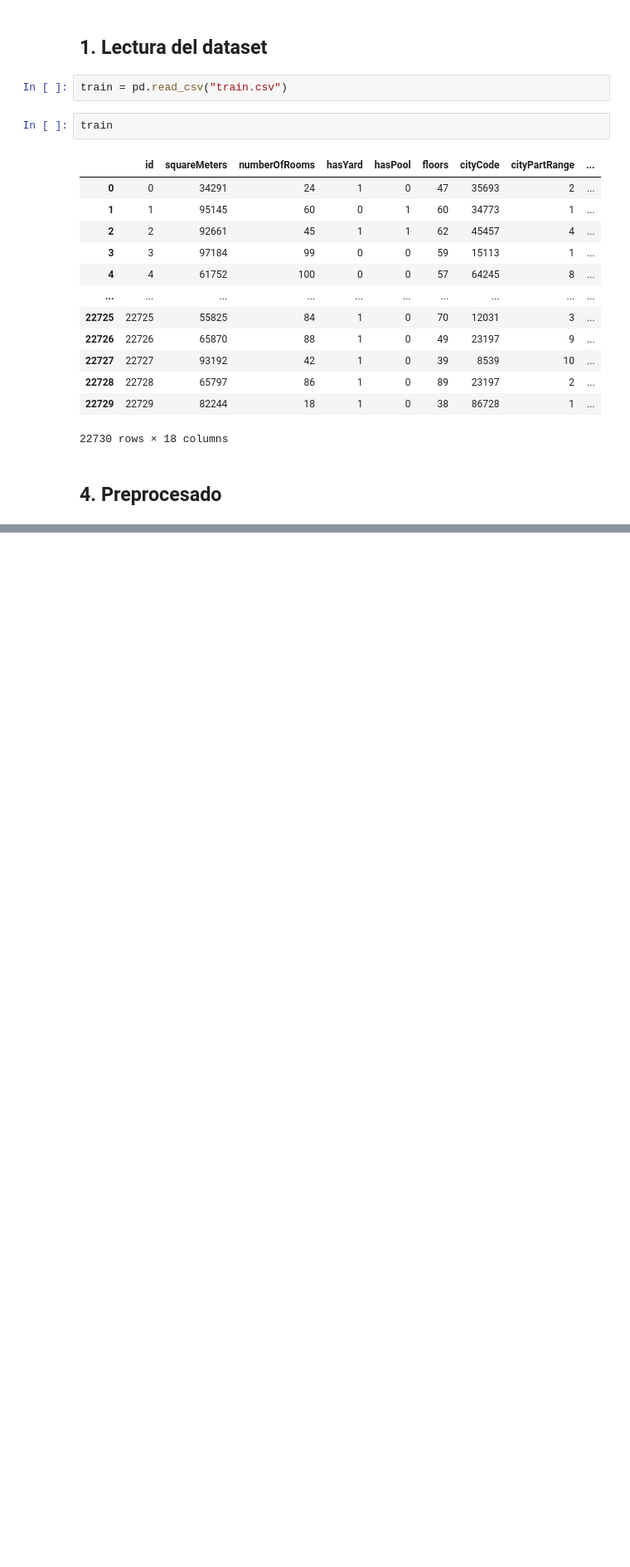
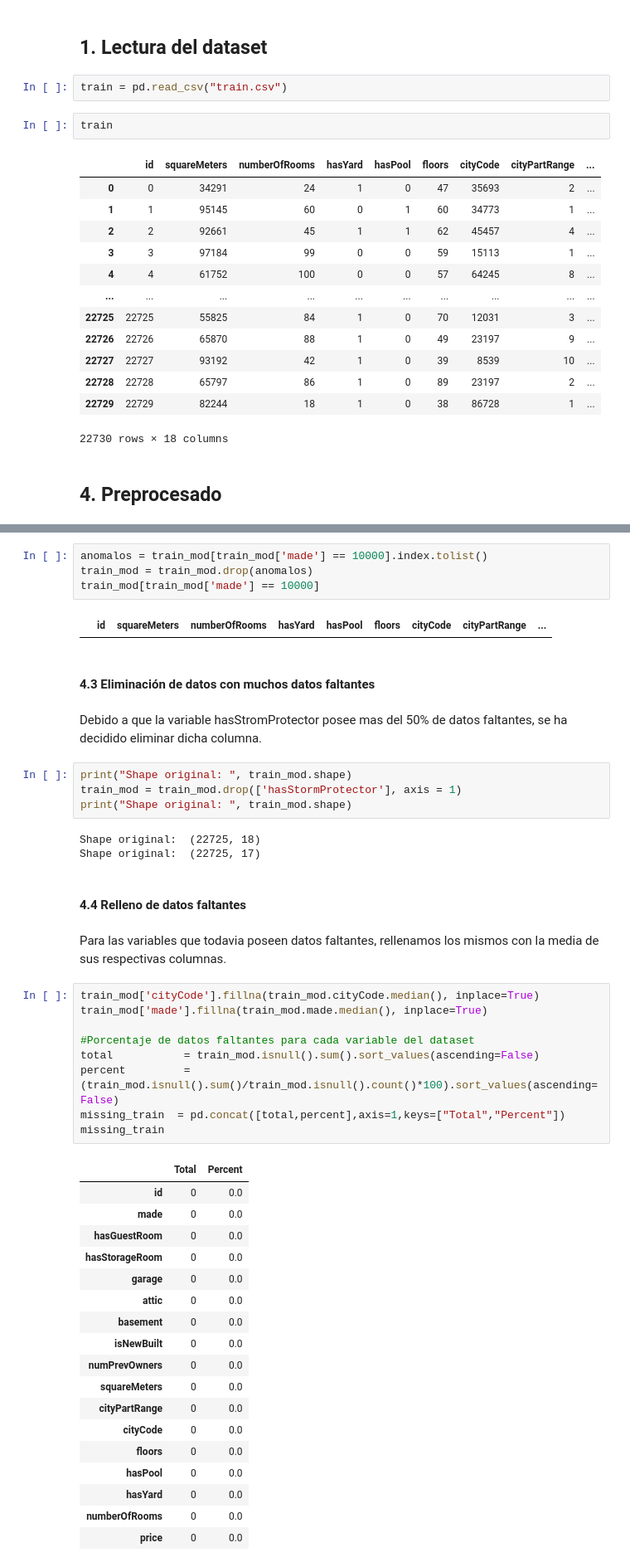
Before and after one commit to DaniloTovar/Ingen-IA, a Jupyter notebook: 02_Preprocesado.ipynb, the cells around one changed output, grey strips where cells are left out. Shown: that part at 83% size. Saved outputs shown, nothing was run; the diff lists cells and outputs as text; blank space fills up the shorter version.

```diff
--- a/02_Preprocesado.ipynb
+++ b/02_Preprocesado.ipynb
@@ -91,0 +172,49 @@ missing_train
+# %%
+anomalos = train_mod[train_mod['made'] == 10000].index.tolist()
+train_mod = train_mod.drop(anomalos)
+train_mod[train_mod['made'] == 10000]
+# %% [output]
+|  | id | squareMeters | numberOfRooms | hasYard | hasPool | floors | cityCode | cityPartRange | ... |
+# %% [markdown]
+#### 4.3 Eliminación de datos con muchos datos faltantes
+# %% [markdown]
+Debido a que la variable hasStromProtector posee mas del 50% de datos faltantes, se ha decidido eliminar dicha columna.
+# %%
+print("Shape original: ", train_mod.shape)
+train_mod = train_mod.drop(['hasStormProtector'], axis = 1)
+print("Shape original: ", train_mod.shape)
+# %% [output]
+Shape original:  (22725, 18)
+Shape original:  (22725, 17)
+# %% [markdown]
+#### 4.4 Relleno de datos faltantes
+# %% [markdown]
+Para las variables que todavia poseen datos faltantes, rellenamos los mismos con la media de sus respectivas columnas.
+# %%
+train_mod['cityCode'].fillna(train_mod.cityCode.median(), inplace=True)
+train_mod['made'].fillna(train_mod.made.median(), inplace=True)
+
+#Porcentaje de datos faltantes para cada variable del dataset
+total           = train_mod.isnull().sum().sort_values(ascending=False)
+percent         = (train_mod.isnull().sum()/train_mod.isnull().count()*100).sort_values(ascending=False)
+missing_train  = pd.concat([total,percent],axis=1,keys=["Total","Percent"])
+missing_train
+# %% [output]
+|  | Total | Percent |
+| id | 0 | 0.0 |
+| made | 0 | 0.0 |
+| hasGuestRoom | 0 | 0.0 |
+| hasStorageRoom | 0 | 0.0 |
+| garage | 0 | 0.0 |
+| attic | 0 | 0.0 |
+| basement | 0 | 0.0 |
+| isNewBuilt | 0 | 0.0 |
+| numPrevOwners | 0 | 0.0 |
+| squareMeters | 0 | 0.0 |
+| cityPartRange | 0 | 0.0 |
+| cityCode | 0 | 0.0 |
+| floors | 0 | 0.0 |
+| hasPool | 0 | 0.0 |
+| hasYard | 0 | 0.0 |
+| numberOfRooms | 0 | 0.0 |
+| price | 0 | 0.0 |
```
Also changed, not shown: parts of 13 cells of this notebook.
